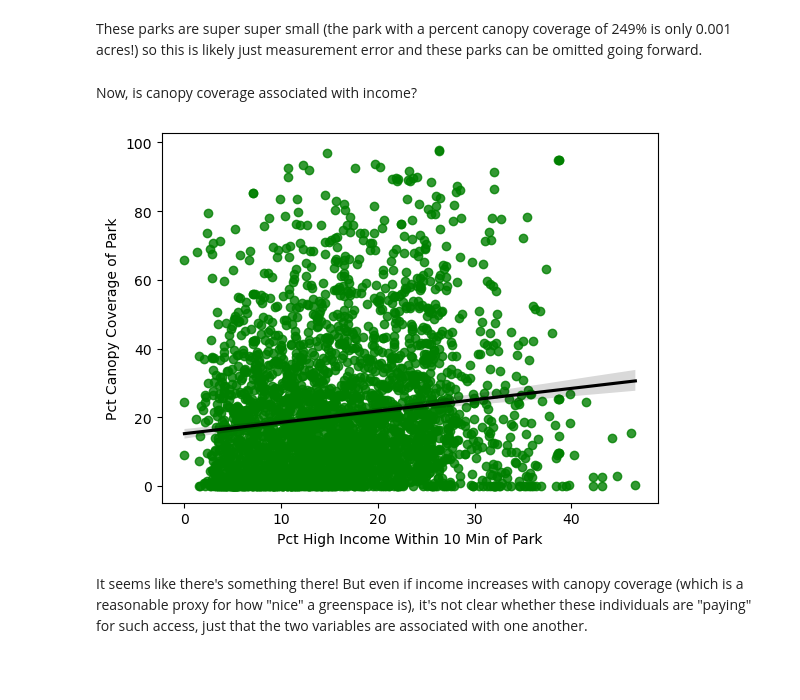
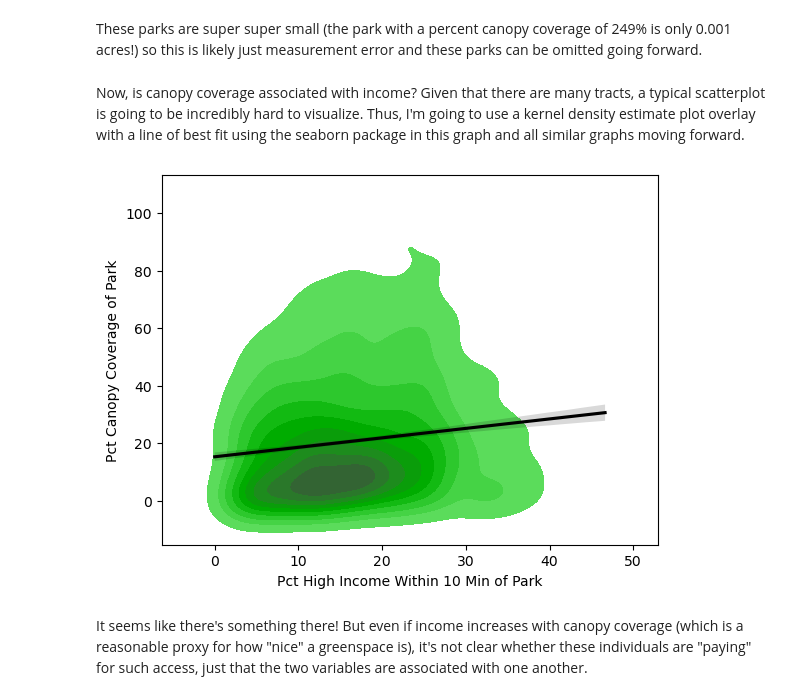
Before and after one commit to adohertymunro/DS-31095-Final-Project, a Jupyter notebook: Final Project.ipynb, the cells around one changed output. Cells and saved outputs as stored; diff of their text form; code cells hidden in the pictures; blank space fills up the shorter version.

Commit message:
kde plots, output error fixes

```diff
--- a/Final Project.ipynb
+++ b/Final Project.ipynb
@@ -194,23 +196,34 @@ These parks are super super small (the park with a percent canopy coverage of 24
 # %%
 chicago_parks_full = chicago_parks_full[chicago_parks_full['canopy_pct'] <= 100]
 # %% [markdown]
-Now, is canopy coverage associated with income?
+Now, is canopy coverage associated with income? Given that there are many tracts, a typical scatterplot is going to be incredibly hard to visualize. Thus, I'm going to use a kernel density estimate plot overlay with a line of best fit using the seaborn package in this graph and all similar graphs moving forward.
 # %%
 fig, ax = plt.subplots(1, 1)
 
-sns.regplot(data = chicago_parks_full,
-            x='pct_high_inc',
-            y='canopy_pct',
-            color='green',
-            line_kws={'color': 'black'}
-            )
+sns.kdeplot(
+    ax=ax,
+    data = chicago_parks_full,
+    x='pct_high_inc',
+    y='canopy_pct',
+    color='green',
+    fill=True
+)
+
+sns.regplot(
+    ax=ax,
+    data = chicago_parks_full,
+    x='pct_high_inc',
+    y='canopy_pct',
+    scatter=False,
+    line_kws={'color': 'black'}
+    )
 
 ax.set_xlabel('Pct High Income Within 10 Min of Park')
 ax.set_ylabel('Pct Canopy Coverage of Park')
 
 plt.show()
 # %% [output]
-[figure, old version]
+[figure, new version]
 # %% [markdown]
 It seems like there's something there! But even if income increases with canopy coverage (which is a reasonable proxy for how "nice" a greenspace is), it's not clear whether these individuals are "paying" for such access, just that the two variables are associated with one another.
 # %% [markdown]
```
Also changed, not shown: parts of 12 cells of this notebook.
